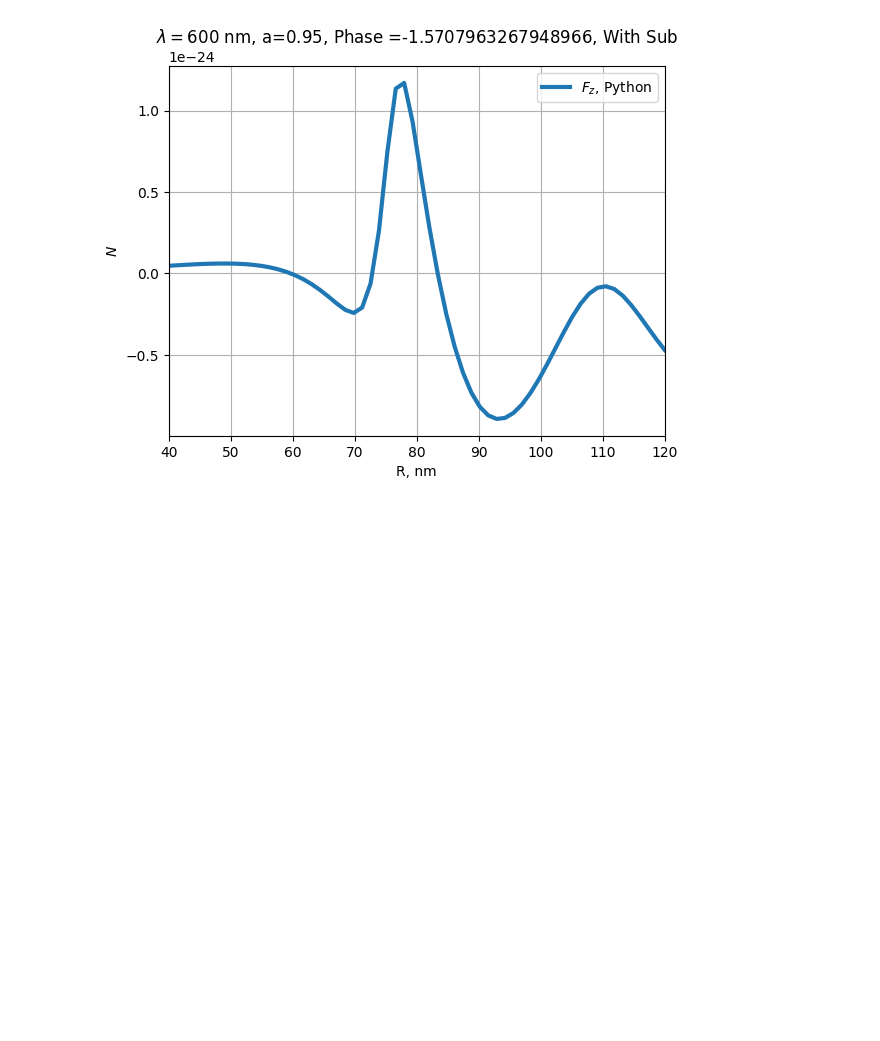
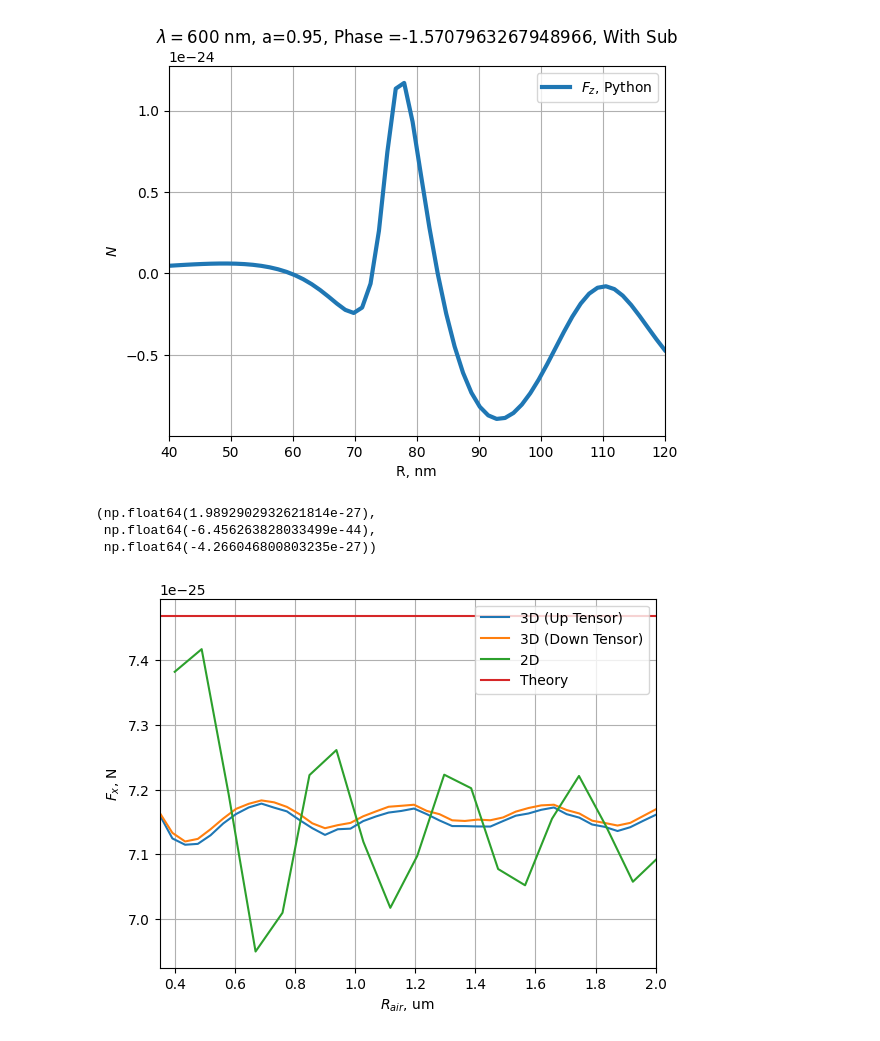
Before and after one commit to semyonbo/SPP_ANALYTICAL, a Jupyter notebook: plot.ipynb, the cells around one changed output. Drawn from its saved outputs; the diff is of its cells as text; code cells hidden in the pictures; blank space fills up the shorter version.

```diff
--- a/plot.ipynb
+++ b/plot.ipynb
@@ -628,3 +601,50 @@ plt.ylabel('$N$')
 plt.show()
 # %% [output]
 [figure]
+# %%
+import numpy as np
+import dipoles
+import matplotlib.pyplot as plt
+import frenel
+import force
+
+eps_Si = frenel.get_interpolate('Si')
+eps_Au = frenel.get_interpolate('Au')
+
+STOP = 45
+dist = 20
+
+angle = 25*np.pi/180
+phase = 0
+a = 0.5
+wl=800
+
+R = 60
+point = [0, 0, dist+R]
+
+F=  force.F(wl, 1, point, R, eps_Si, angle, 1, phase, a, STOP)
+
+F_test = np.loadtxt('comsol//shodimost3D.txt', skiprows=8, delimiter=',')
+# %%
+F
+# %% [output]
+(np.float64(1.9892902932621814e-27),
+ np.float64(-6.456263828033499e-44),
+ np.float64(-4.266046800803235e-27))
+# %%
+F_test_2D = np.loadtxt('comsol//shodumost2D.txt', skiprows=8, delimiter=',')
+# %%
+plt.plot(F_test[:,0], F_test[:,1], label='3D (Up Tensor)')
+plt.plot(F_test[:,0], F_test[:,4], label='3D (Down Tensor)')
+
+plt.plot(F_test_2D[:,0]*1e6, F_test_2D[:,1], label='2D')
+
+plt.plot((F_test[0,0], F_test[-1,0]), (F[0], F[0]), label='Theory')
+plt.grid()
+plt.legend()
+plt.xlim(0.35,2)
+plt.xlabel(r'$R_{air}$, um')
+plt.ylabel('$F_x$, N')
+plt.savefig('shodimost_fx.pdf', format="pdf", bbox_inches='tight')
+# %% [output]
+[figure, added]
```
Also changed, not shown: parts of 10 cells of this notebook, 34 other files.
